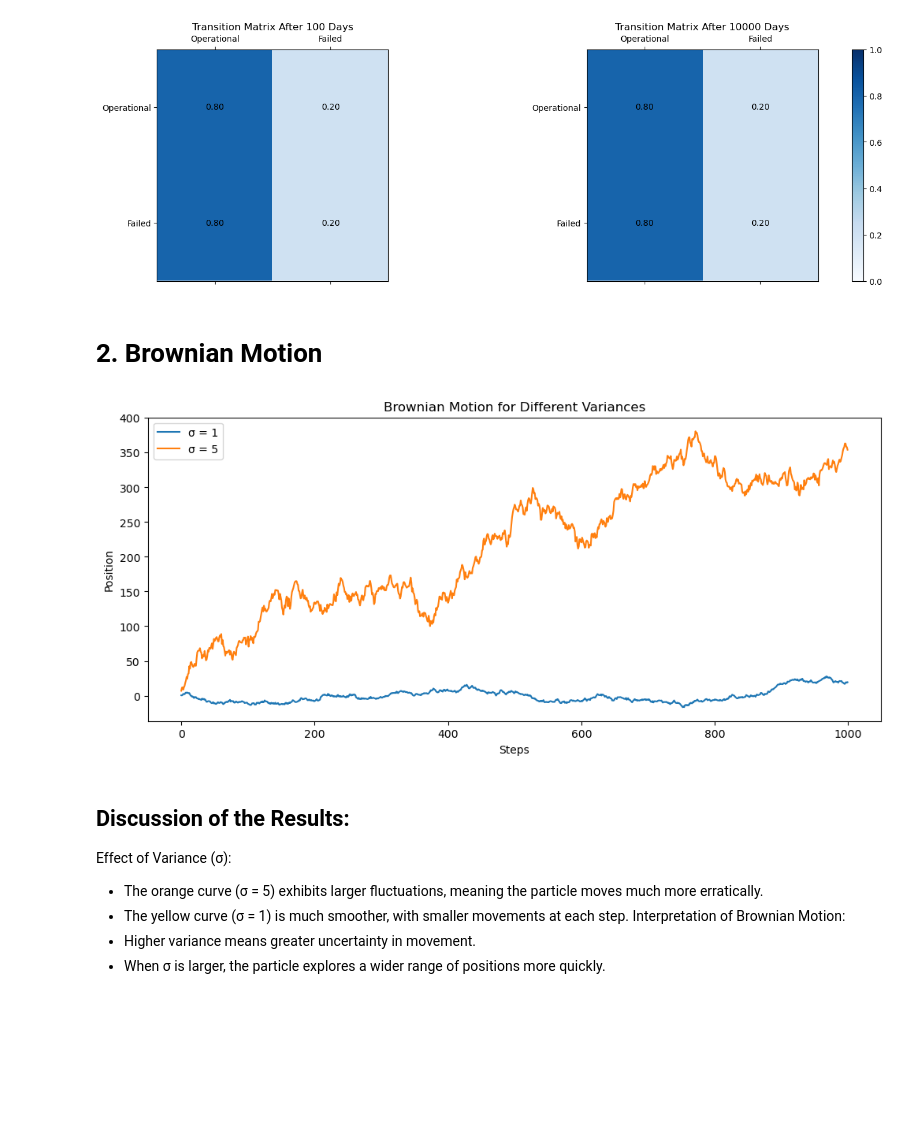
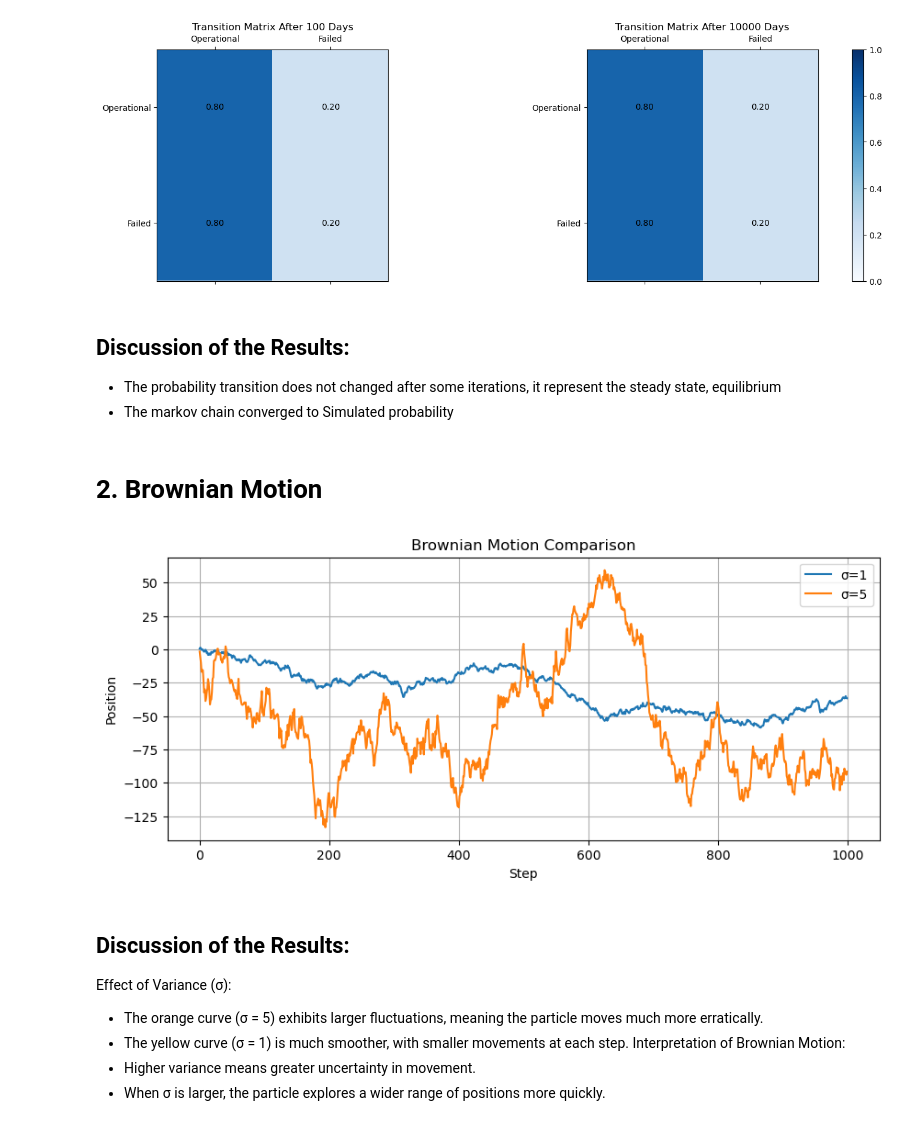
Before and after one commit to solayman-cs/CPS_6310, a Jupyter notebook: Assignment_4.ipynb, the cells around one changed output. Drawn from its saved outputs; the diff is of its cells as text; code cells hidden in the pictures; blank space fills up the shorter version.

```diff
--- a/Assignment_4.ipynb
+++ b/Assignment_4.ipynb
@@ -85,35 +74,33 @@ fig.colorbar(cax, ax=axes, orientation='vertical', fraction=0.02, pad=0.04)
 plt.show()
 # %% [output]
 [figure]
+# %% [markdown]
+##  Discussion of the Results:
+
+- The probability transition does not changed after some iterations, it represent the steady state, equilibrium
+- The markov chain converged to Simulated probability
 # %% [markdown]
 # 2. Brownian Motion
-# %%
-# Parameters
-num_steps = 1000  # Number of steps
-sigma_values = [1, 5]  # Different variances
-
-# Initialize Brownian motion paths
-np.random.seed(42)
-brownian_paths = {}
-
-# Simulate Brownian motion for both sigma values
-for sigma in sigma_values:
-    noise = np.random.normal(0, sigma, num_steps)  # Random Gaussian noise
-    path = np.cumsum(noise)
-    brownian_paths[sigma] = path
-
-# Plot the Brownian motion paths
-plt.figure(figsize=(12, 5))
-for sigma, path in brownian_paths.items():
-    plt.plot(path, label=f"σ = {sigma}")
-
-plt.xlabel("Steps")
-plt.ylabel("Position")
-plt.title("Brownian Motion for Different Variances")
-plt.legend()
-plt.show()
-# %% [output]
-[figure, removed]
+# %%
+# 2. Brownian motion
+steps = 1000
+sigma1 = 1
+sigma2 = 5
+bm1 = np.cumsum(np.random.normal(0, sigma1, steps))
+bm2 = np.cumsum(np.random.normal(0, sigma2, steps))
+
+# Plotting both Brownian motions
+plt.figure(figsize=(10, 4))
+plt.plot(bm1, label='σ=1')
+plt.plot(bm2, label='σ=5')
+plt.title("Brownian Motion Comparison")
+plt.xlabel("Step")
+plt.ylabel("Position")
+plt.legend()
+plt.grid(True)
+plt.show()
+# %% [output]
+[figure, added]
 # %% [markdown]
 ##  Discussion of the Results:
 Effect of Variance (σ):
```
Also changed, not shown: parts of 9 cells of this notebook.
